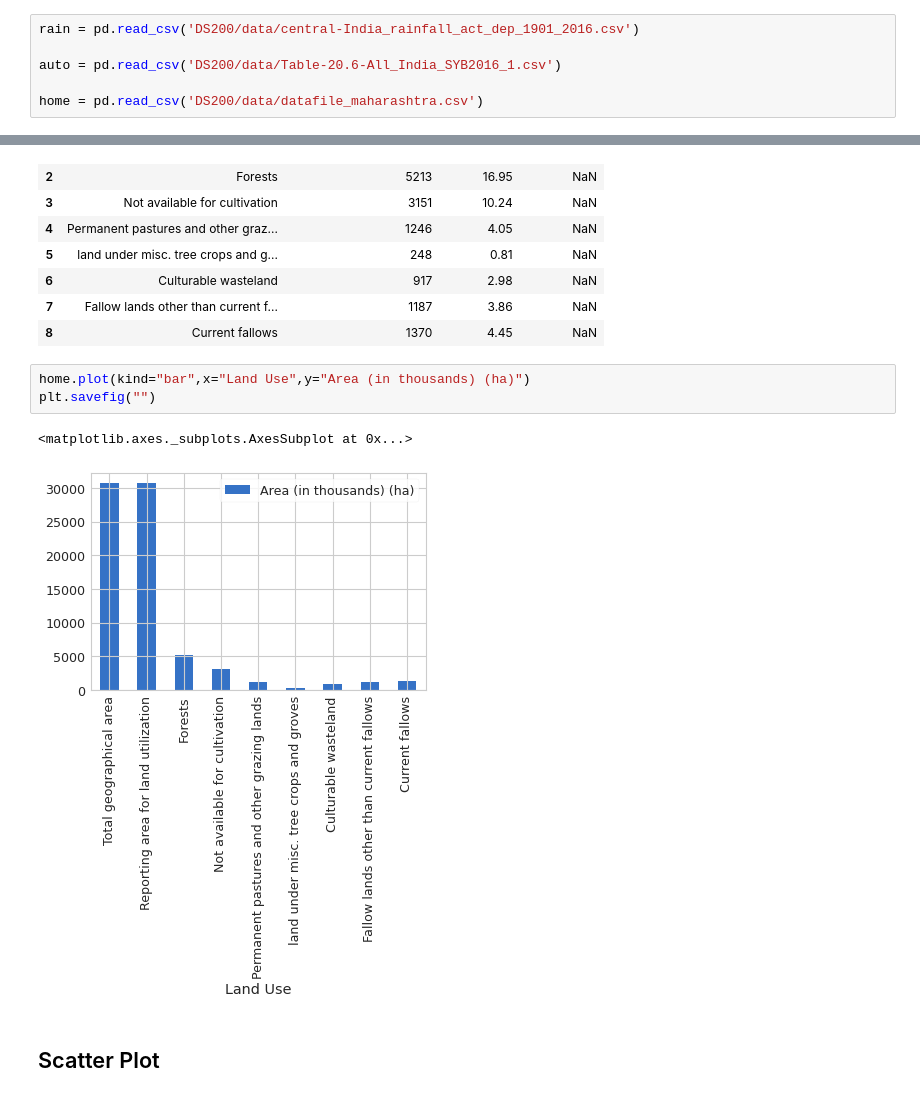
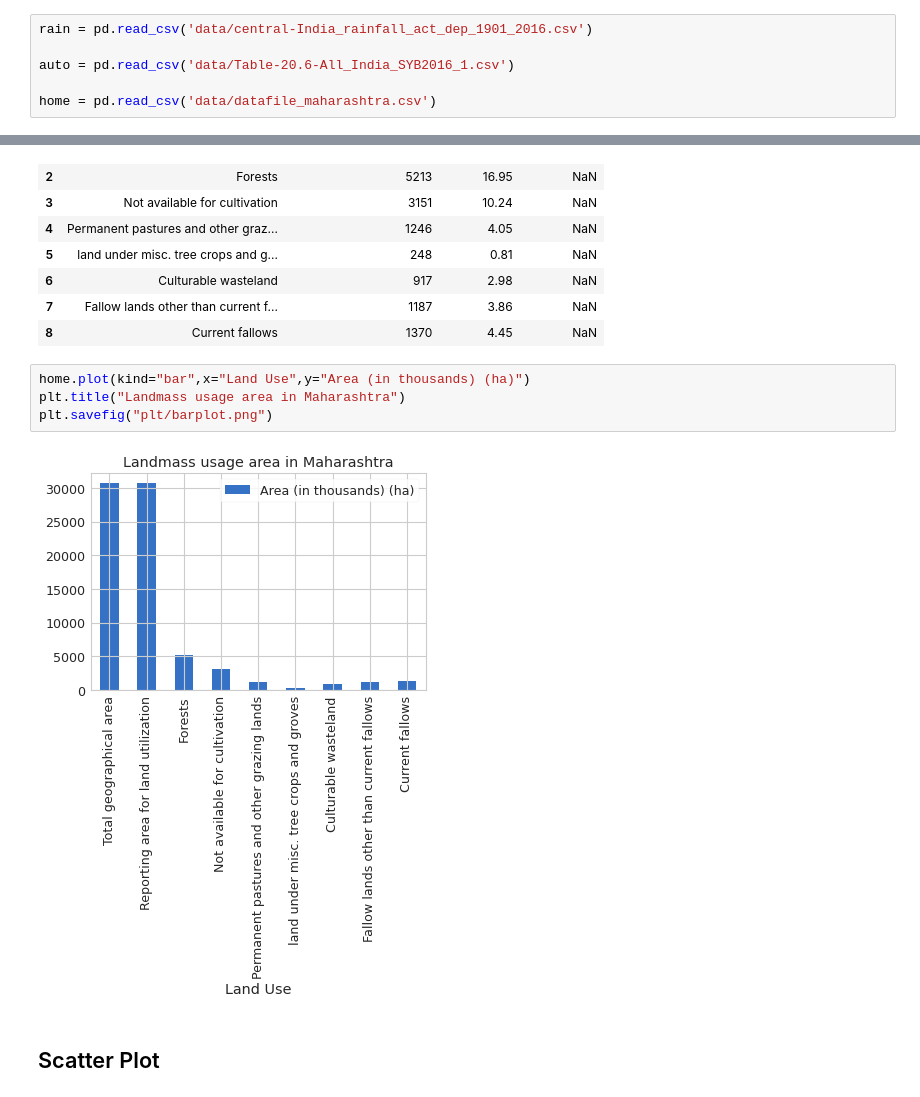
Before and after one commit to kulkarnisp/DS200, a Jupyter notebook: plotter.ipynb, the cells around one changed output, grey strips where cells are left out. Cells and saved outputs as stored; diff of their text form.

Commit message:
reader and plots

```diff
--- a/plotter.ipynb
+++ b/plotter.ipynb
@@ -15,11 +15,11 @@ import numpy as np
 import pandas as pd
 import matplotlib.pyplot as plt
 # %%
-rain = pd.read_csv('DS200/data/central-India_rainfall_act_dep_1901_2016.csv')
+rain = pd.read_csv('data/central-India_rainfall_act_dep_1901_2016.csv')
 
-auto = pd.read_csv('DS200/data/Table-20.6-All_India_SYB2016_1.csv')
+auto = pd.read_csv('data/Table-20.6-All_India_SYB2016_1.csv')
 
-home = pd.read_csv('DS200/data/datafile_maharashtra.csv')
+home = pd.read_csv('data/datafile_maharashtra.csv')
 # %% [markdown]
 ## Bar Plot
 # %%
@@ -37,10 +37,10 @@ home
 | 8 | Current fallows | 1370 | 4.45 | NaN |
 # %%
 home.plot(kind="bar",x="Land Use",y="Area (in thousands) (ha)")
-plt.savefig("")
+plt.title("Landmass usage area in Maharashtra")
+plt.savefig("plt/barplot.png")
 # %% [output]
-<matplotlib.axes._subplots.AxesSubplot at 0x...>
-[figure, old version]
+[figure, new version]
 # %% [markdown]
 ## Scatter Plot
 # %%
```
Also changed, not shown: parts of 2 cells of this notebook, 6 other files.
